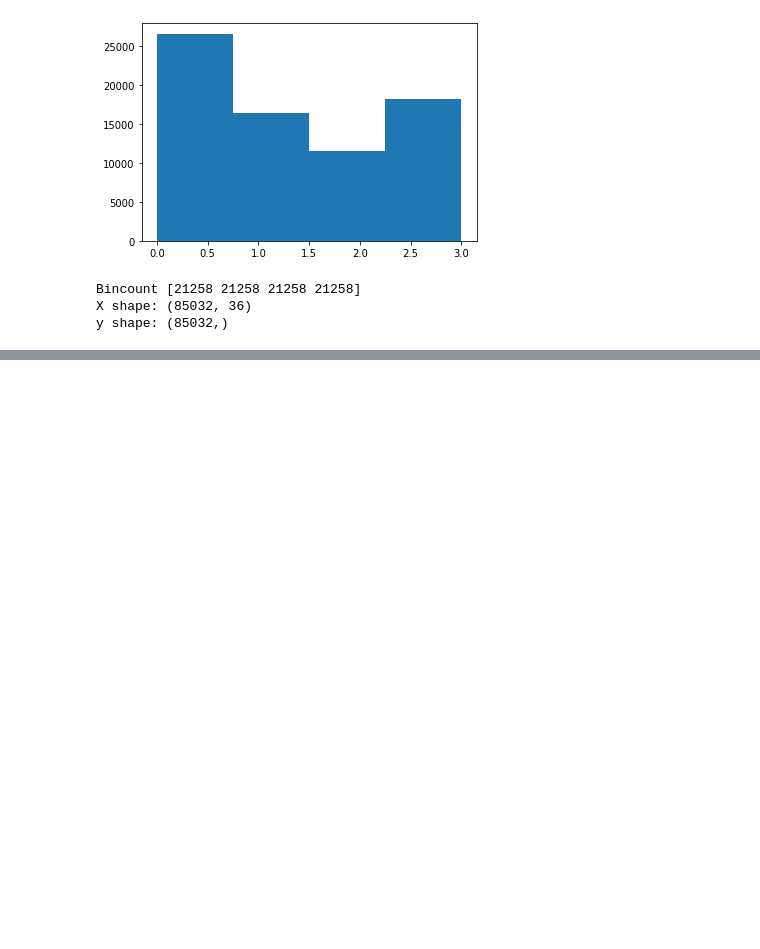
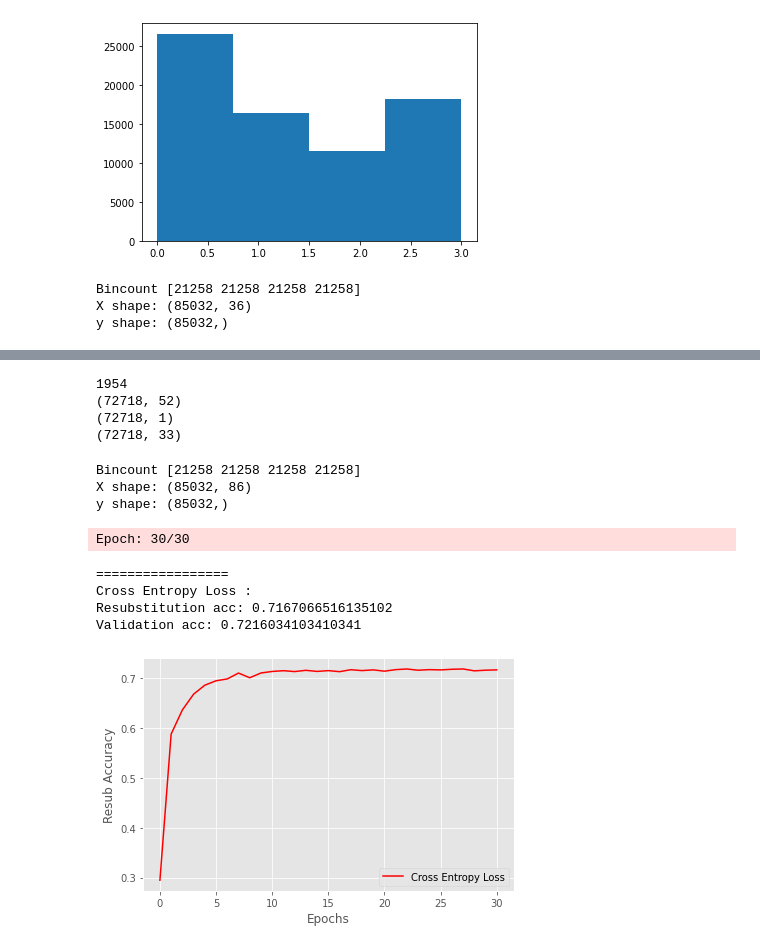
Before and after one commit to MarkBrub/ML_Python, a Jupyter notebook: Labs/Lab4.ipynb, the cells around one changed output, grey strips where cells are left out. Saved outputs shown, nothing was run; the diff lists cells and outputs as text; code cells hidden in the pictures; blank space fills up the shorter version.

```diff
--- a/Labs/Lab4.ipynb
+++ b/Labs/Lab4.ipynb
@@ -356,16 +602,0 @@ plt.show()
-# %%
-# normalize the data
-
-X[:, 3:] = (X[:, 3:] - X[:, 3:].min(axis=0)) / (X[:, 3:].max(axis=0) - X[:, 3:].min(axis=0) + 1e-8)
-X[:, 0] = (X[:, 0] - X[:, 0].min(axis=0)) / (X[:, 0].max(axis=0) - X[:, 0].min(axis=0) + 1e-8)
-
-# one hot encode state and county
-states = pd.get_dummies(X[:, 1]).values
-# counties = pd.get_dummies(X[:, 2]).values
-
-print(states.shape)
-# print(counties.shape)
-print(X[:, 0:1].shape)
-print(X[:, 3:].shape)
-
-X = np.concatenate((X[:, 0:1], states, X[:, 3:]), axis=1)
@@ -411,0 +633,58 @@ plt.show()
+# %%
+# normalize the data
+# X[:, 3:] = (X[:, 3:] - X[:, 3:].min(axis=0)) / (X[:, 3:].max(axis=0) - X[:, 3:].min(axis=0) + 1e-8)
+# X[:, 0] = (X[:, 0] - X[:, 0].min(axis=0)) / (X[:, 0].max(axis=0) - X[:, 0].min(axis=0) + 1e-8)
+
+# one hot encode state and county
+states = pd.get_dummies(X[:, 1]).values
+# not included becasue my computer doesnt have enough memory
+# counties = pd.get_dummies(X[:, 2]).values
+
+# print number of unique counties
+print(len(np.unique(X[:, 2])))
+
+print(states.shape)
+# print(counties.shape)
+print(X[:, 0:1].shape)
+print(X[:, 3:].shape)
+
+X = np.concatenate((X[:, 0:1], states, X[:, 3:]), axis=1)
+# %% [output]
+1954
+(72718, 52)
+(72718, 1)
+(72718, 33)
+# %%
+X_train, X_test, y_train, y_test = train_test_split(X, y_e, train_size=0.8, test_size=0.2, stratify=y_e)
+
+oversample = SMOTE()
+X_train, y_train = oversample.fit_resample(X_train, y_train)
+
+print(f"Bincount {np.bincount(y_train, minlength=4)}")
+print(f"X shape: {X_train.shape}")
+print(f"y shape: {y_train.shape}")
+# %% [output]
+Bincount [21258 21258 21258 21258]
+X shape: (85032, 86)
+y shape: (85032,)
+# %%
+scaler = StandardScaler()
+# now that states and counties are one hot encoded, we can scale all of the data at once
+scaler.fit(X_train)
+X_train = scaler.transform(X_train)
+
+# apply the same transformation to the test data
+X_test = scaler.transform(X_test)
+# %%
+nn = TwoLayerPerceptronVectorized(**vals)
+
+nn.fit(X_train, y_train, print_progress=1)
+
+print_result(nn,X_train,y_train,X_test,y_test,title="Cross Entropy Loss",color="red")
+# %% [output]
+Epoch: 30/30
+=================
+Cross Entropy Loss :
+Resubstitution acc: 0.7167066516135102
+Validation acc: 0.7216034103410341
+[figure, added]
```
Also changed, not shown: parts of 13 cells of this notebook.
